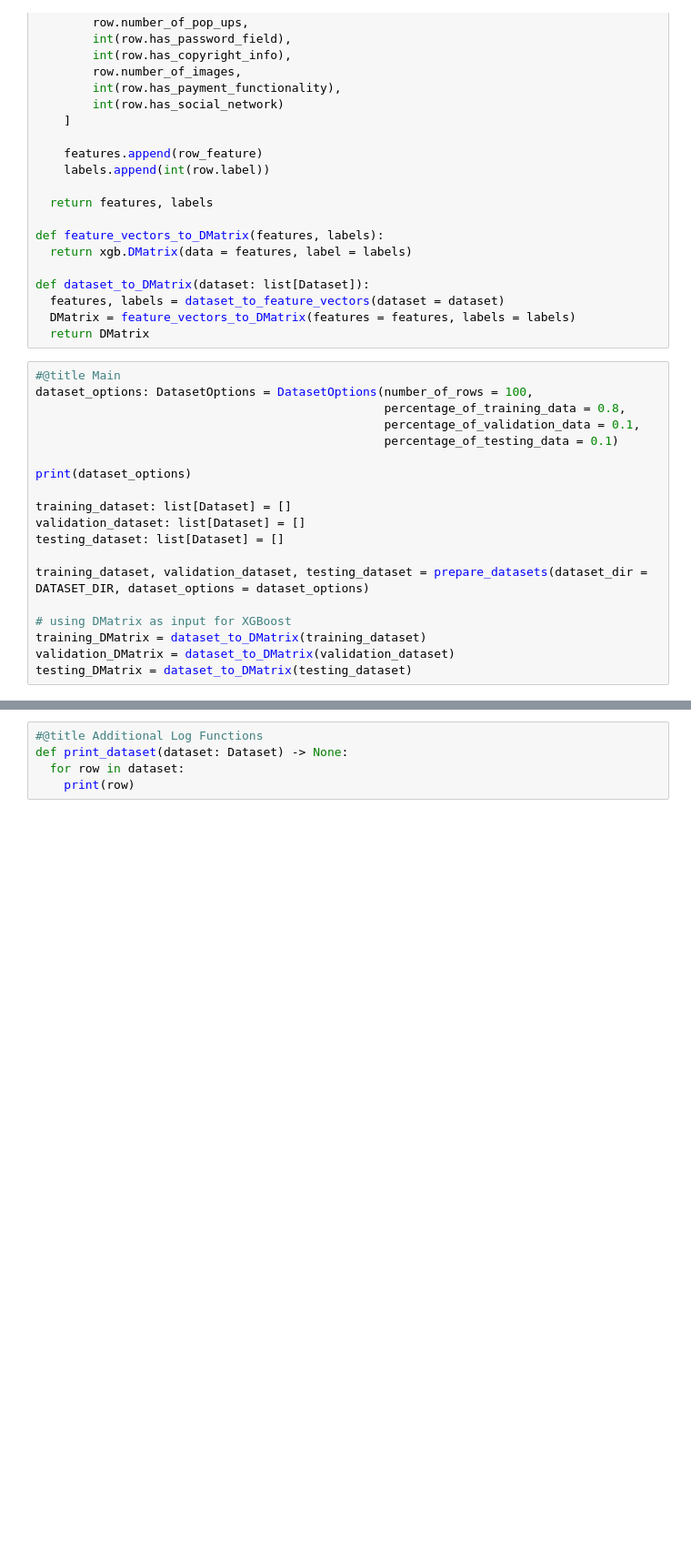
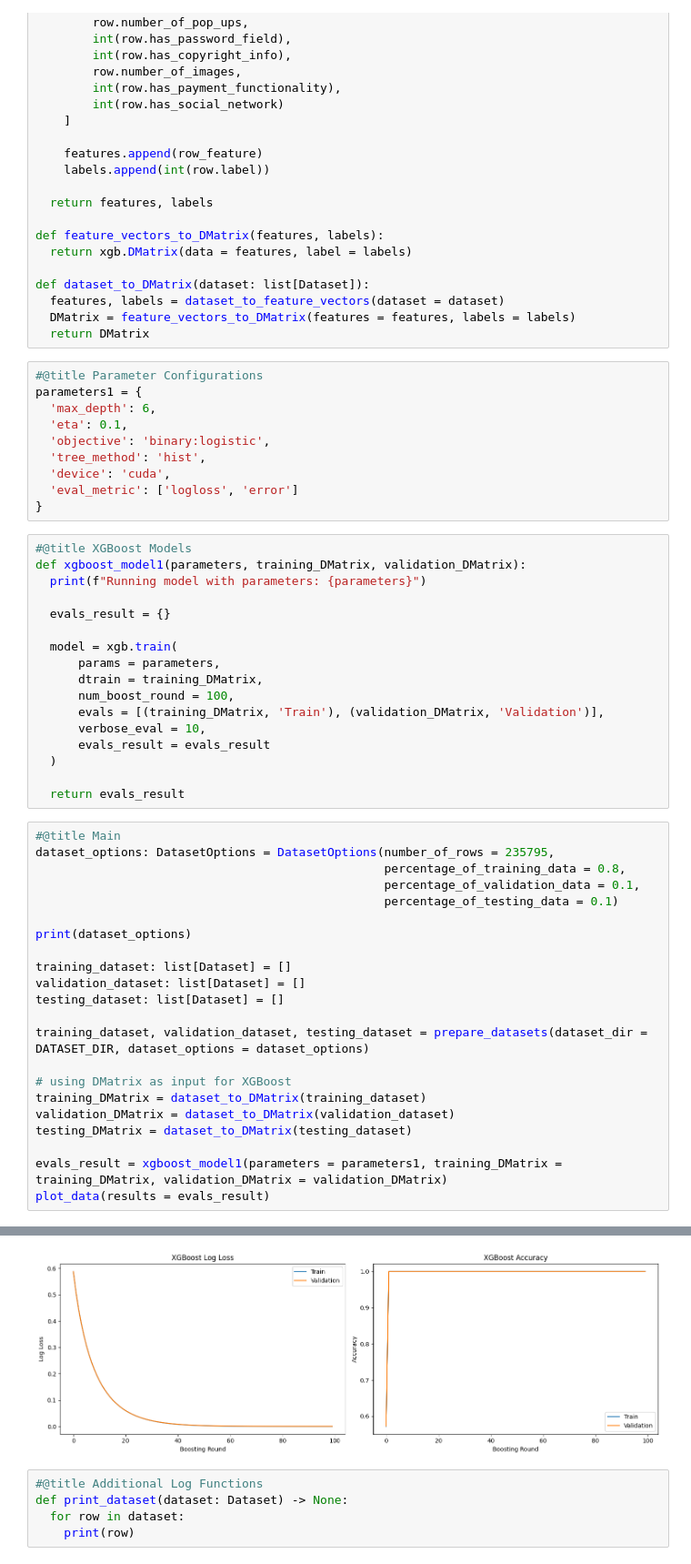
Before and after one commit to PovilasPliuskus/vilnius-university-bachelor-thesis, a Jupyter notebook: models/XGBoost_model.ipynb, the cells around one changed output, grey strips where cells are left out. Shown at 91% size. Drawn from its saved outputs; the diff is of its cells as text; blank space fills up the shorter version.

Commit message:
Add XGBoost training

```diff
--- a/models/XGBoost_model.ipynb
+++ b/models/XGBoost_model.ipynb
@@ -278,9 +279,36 @@ def dataset_to_DMatrix(dataset: list[Dataset]):
   features, labels = dataset_to_feature_vectors(dataset = dataset)
   DMatrix = feature_vectors_to_DMatrix(features = features, labels = labels)
   return DMatrix
+# %%
+#@title Parameter Configurations
+parameters1 = {
+  'max_depth': 6,
+  'eta': 0.1,
+  'objective': 'binary:logistic',
+  'tree_method': 'hist',
+  'device': 'cuda',
+  'eval_metric': ['logloss', 'error']
+}
+# %%
+#@title XGBoost Models
+def xgboost_model1(parameters, training_DMatrix, validation_DMatrix):
+  print(f"Running model with parameters: {parameters}")
+
+  evals_result = {}
+
+  model = xgb.train(
+      params = parameters,
+      dtrain = training_DMatrix,
+      num_boost_round = 100,
+      evals = [(training_DMatrix, 'Train'), (validation_DMatrix, 'Validation')],
+      verbose_eval = 10,
+      evals_result = evals_result
+  )
+
+  return evals_result
 # %%
 #@title Main
-dataset_options: DatasetOptions = DatasetOptions(number_of_rows = 100,
+dataset_options: DatasetOptions = DatasetOptions(number_of_rows = 235795,
                                                  percentage_of_training_data = 0.8,
                                                  percentage_of_validation_data = 0.1,
                                                  percentage_of_testing_data = 0.1)
@@ -297,5 +325,8 @@ training_dataset, validation_dataset, testing_dataset = prepare_datasets(dataset
 training_DMatrix = dataset_to_DMatrix(training_dataset)
 validation_DMatrix = dataset_to_DMatrix(validation_dataset)
 testing_DMatrix = dataset_to_DMatrix(testing_dataset)
+
+evals_result = xgboost_model1(parameters = parameters1, training_DMatrix = training_DMatrix, validation_DMatrix = validation_DMatrix)
+plot_data(results = evals_result)
 # %% [output]
 DatasetOptions(
@@ -321,3 +360,4 @@ Reading data from /content/drive/MyDrive/Bachelor/datasets/dataset.json ...
+[figure, added]
 # %%
 #@title Additional Log Functions
 def print_dataset(dataset: Dataset) -> None:
```
Also changed, not shown: parts of 3 cells of this notebook.
